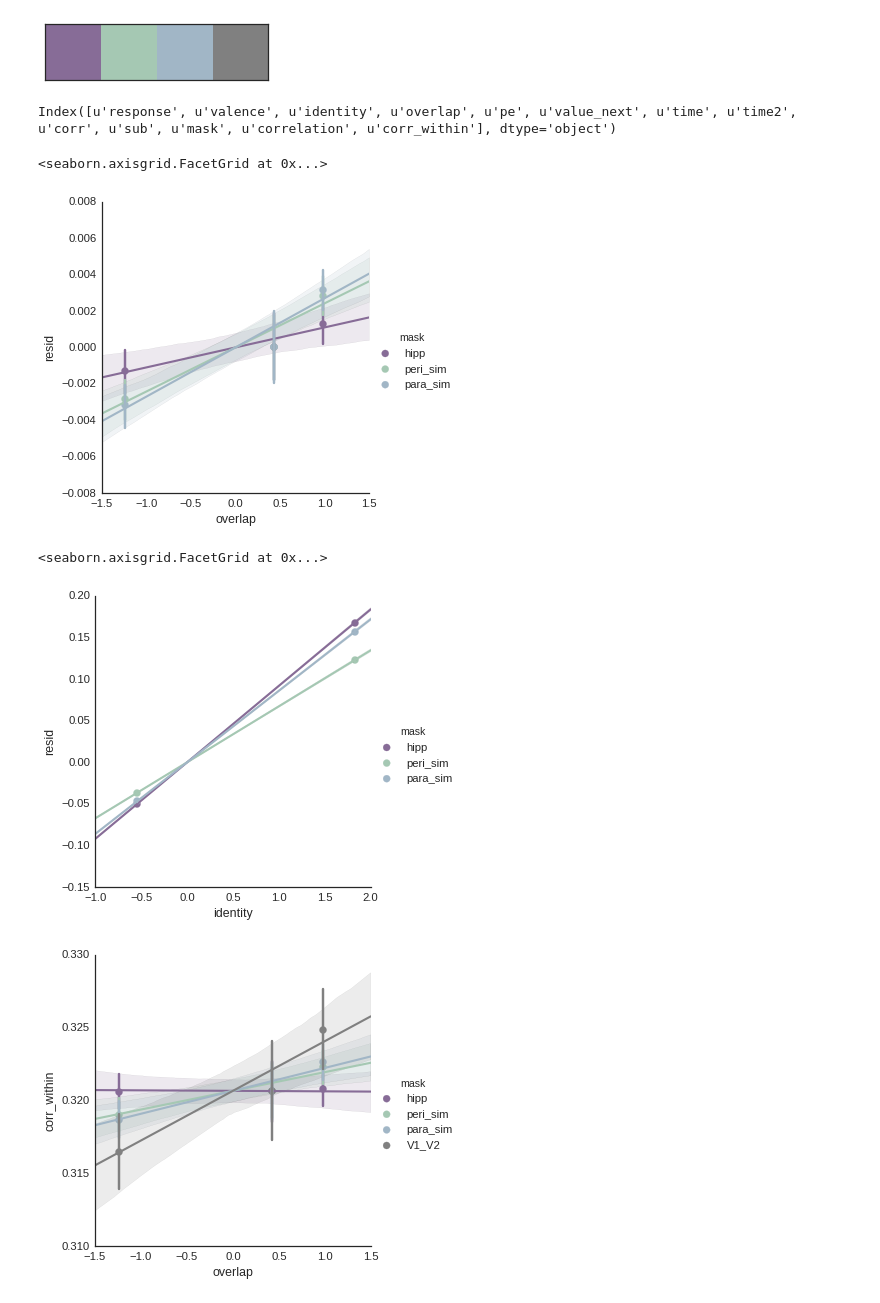
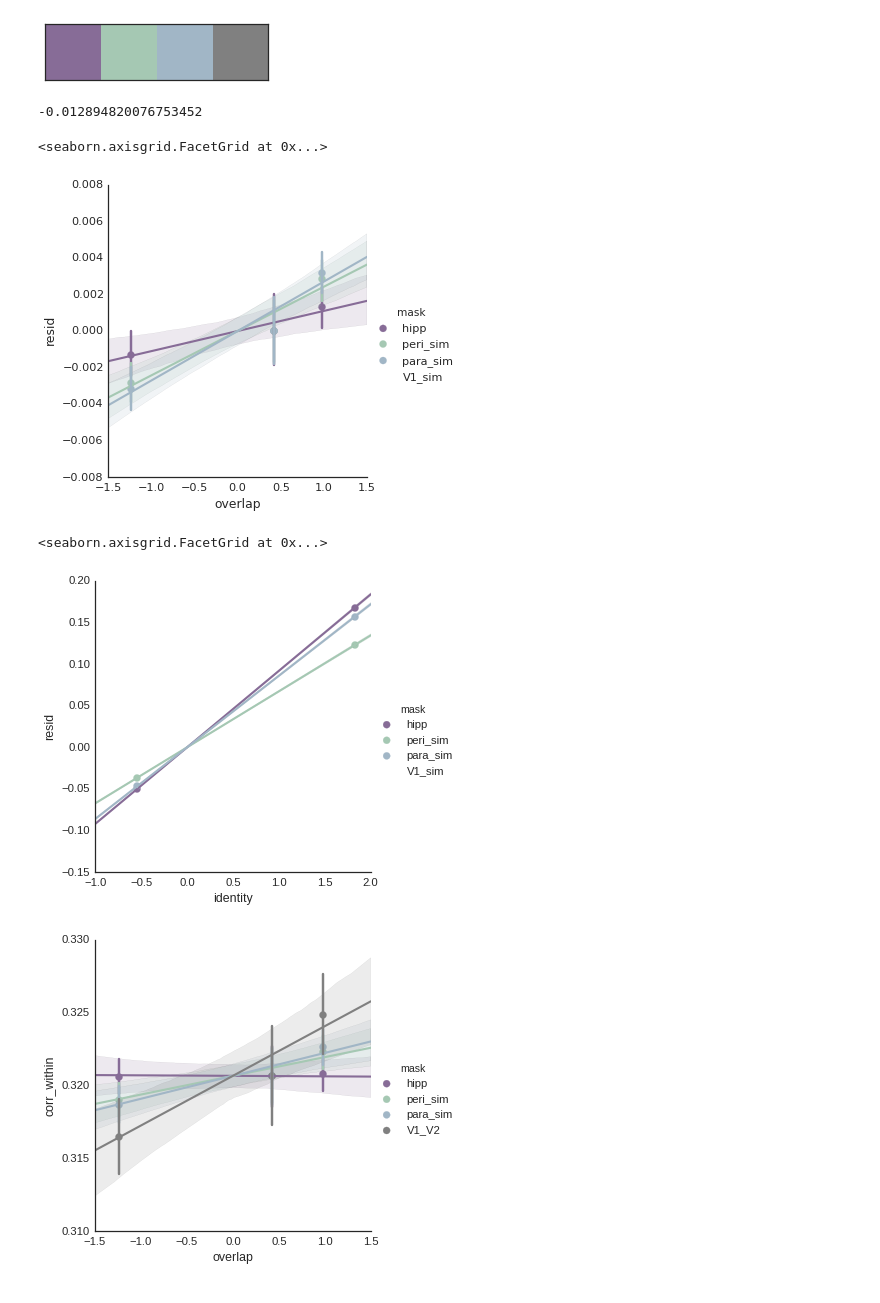
Before and after one commit to iancballard/fd_fmri, a Jupyter notebook: RSA_LDc.ipynb, the cells around one changed output. Saved outputs shown, nothing was run; the diff lists cells and outputs as text; code cells hidden in the pictures.

```diff
--- a/RSA_LDc.ipynb
+++ b/RSA_LDc.ipynb
@@ -360,12 +364,15 @@ fig_rsas = fig_rsas.set_index(['mask','run','sub'])
 roi = 'hipp'
 run = 2
 plt.title('')
-sns.set_context('paper',font_scale = 1.4,rc={"figure.figsize": (20, 20)})
+sns.set_context('paper',font_scale = 1.4)
 sns.set_style("white")
+
+fig, ax = plt.subplots()
+fig.set_size_inches(20, 20)
 
 mean_rsa = fig_rsas.loc[roi,run].groupby(['cond1','cond2']).mean()
 mean_rsa = mean_rsa.unstack()['corr']
-sns.heatmap(mean_rsa, vmax = .5)
+sns.heatmap(mean_rsa, vmax = .5, ax = ax,cmap="YlGnBu")
 sns.despine()
 
 plt.savefig('/home/iballard/Dropbox/fd/figs/committee_meeting/' + roi + '.svg',dpi = 600)
@@ -743,11 +749,10 @@ tmp  = mask_models['hipp']['fd_104'].copy()
 tmp = tmp[tmp['run_idx'] ==3]
 
 
-x_var = 'overlap'
+x_var = 'time'
 tmp[x_var] = scipy.stats.zscore(tmp[x_var])
 # tmp[x_var] = vector_reject(tmp[x_var].values, tmp['valence'].values)
 
-plt.title('Hippocampus')
 sns.set_context('paper',font_scale = 1.4,rc={"figure.figsize": (20, 20)})
 sns.set_style("white")
 
@@ -764,5 +769,5 @@ tmp = pd.concat([tmp,new_df])
 tmp = tmp.groupby(['cond1','cond2']).mean().unstack()[x_var]
 sns.heatmap(tmp)
 plt.title(x_var)
-plt.savefig('/home/iballard/Dropbox/fd/figs/committee_meeting/model_' + x_var +'.svg',dpi = 600)
+# plt.savefig('/home/iballard/Dropbox/fd/figs/committee_meeting/model_' + x_var +'.svg',dpi = 600)
 # %% [output]
@@ -807,9 +812,9 @@ mfx_masks = ['hipp','V1_V2']
 
 value_regressors = ['value_next','value_std','pe','pe_unsigned']
 regressors = ['response','valence','identity','overlap','pe','value_next','time','time2']
-# interactions = [('identity','time')]
-# for r in regressors:
-#     interactions.append(('mask',r))
+interactions = [('identity','time')]
+for r in regressors:
+    interactions.append(('mask',r))
 
 #set up results dataframe
 res = {'intercept':[],'region':[],'sub':[],'run':[]}
@@ -887,27 +892,26 @@ flatui = ["#876C97", "#A5C8B3", "#A1B6C6", "#808080"]
 sns.palplot(sns.color_palette(flatui))
 # %% [output]
 [figure]
-# %%
-model.columns
-# %% [output]
-Index([u'response', u'valence', u'identity', u'overlap', u'pe', u'value_next', u'time', u'time2', u'corr', u'sub', u'mask', u'correlation', u'corr_within'], dtype='object')
 # %%
-model_str = 'corr_within ~ 1 + response + valence + time + pe'
+model_str = 'corr_within ~ 1 + response + valence + pe + time'
 fit = ols(model_str,model).fit()
 model['resid'] = fit.resid.values
+model['resid'].median()
+# %% [output]
+-0.012894820076753452
 # %%
 sub_model= model[model['mask']!='V1_V2']
 sns.lmplot(y = 'resid',x= 'overlap',
            y_partial = 'identity',
            x_bins = 3,
            x_jitter = .3,
            palette = flatui,
-           hue_order = ['hipp','peri_sim','para_sim'],
+           hue_order = ['hipp','peri_sim','para_sim','V1_sim'],
            hue = 'mask', data = model)
 # plt.savefig('/home/iballard/Dropbox/fd/figs/committee_meeting/mfx_slopes_' + 'overlap' +'.svg', dpi = 600)
 # %% [output]
 <seaborn.axisgrid.FacetGrid at 0x...>
-[figure, old version]
+[figure, new version]
 # %%
 sub_model= model[model['mask']!='V1_V2']
 sns.lmplot(y = 'resid',x= 'identity',
@@ -915,12 +919,12 @@ sns.lmplot(y = 'resid',x= 'identity',
            x_bins = 5,
            x_jitter = .3,
            palette = flatui,
-           hue_order = ['hipp','peri_sim','para_sim'],
+           hue_order = ['hipp','peri_sim','para_sim','V1_sim'],
            hue = 'mask', data = model)
 # plt.savefig('/home/iballard/Dropbox/fd/figs/committee_meeting/mfx_slopes_' + 'overlap' +'.svg', dpi = 600)
 # %% [output]
 <seaborn.axisgrid.FacetGrid at 0x...>
-[figure, old version]
+[figure, new version]
 # %%
 sns.lmplot(y = 'corr_within',x= 'overlap',
            x_partial = 'time',
```
Also changed, not shown: parts of 18 cells of this notebook.
